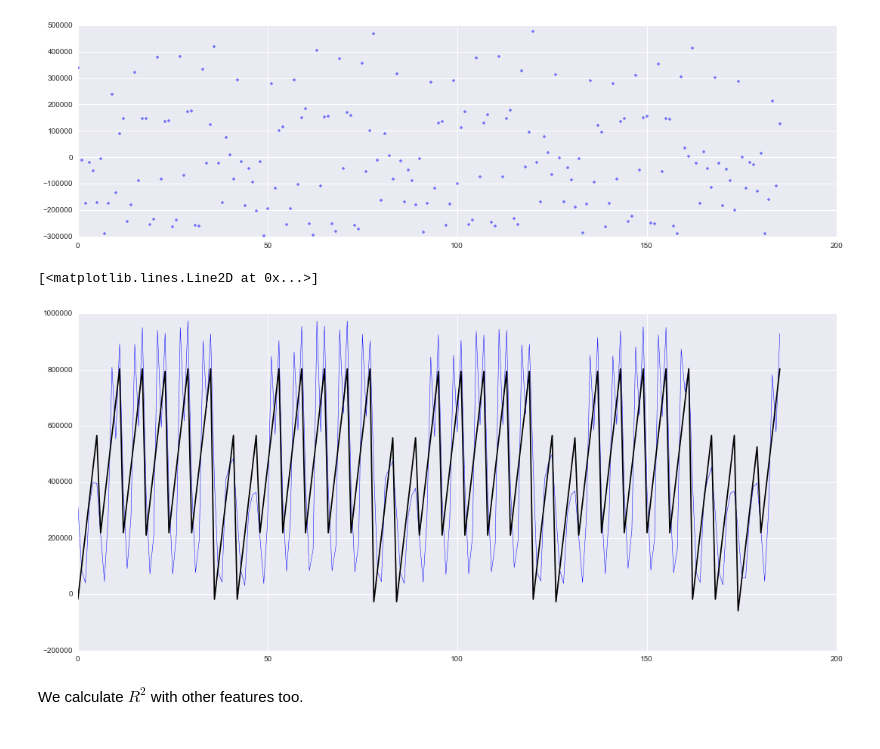
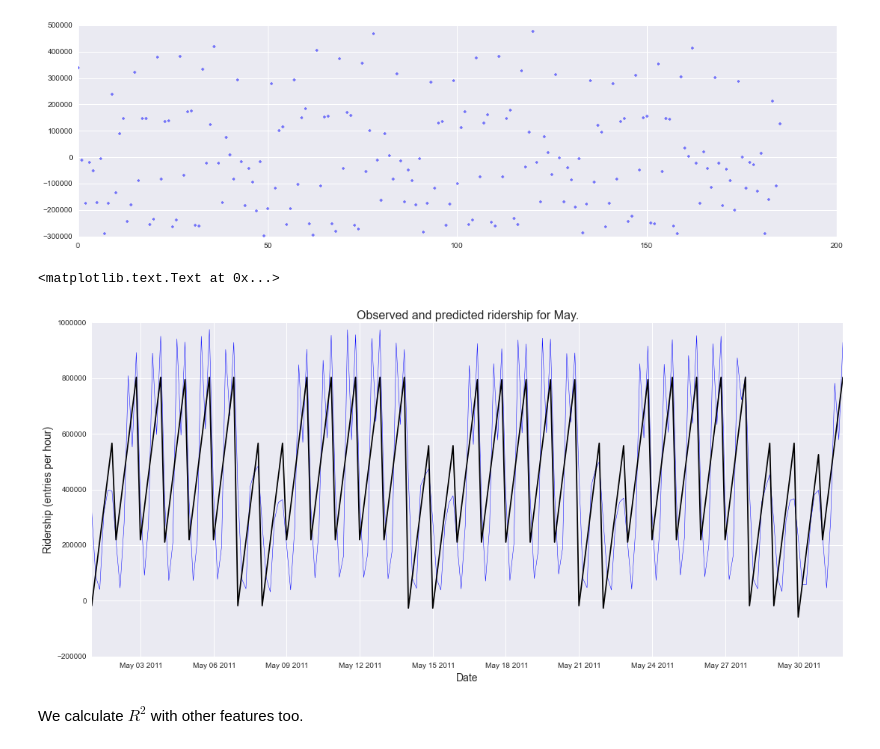
Before and after one commit to gornes/IntroToDS, a Jupyter notebook: Project1.ipynb, the cells around one changed output. Cells and saved outputs as stored; diff of their text form; code cells hidden in the pictures.

```diff
--- a/Project1.ipynb
+++ b/Project1.ipynb
@@ -803,13 +803,17 @@ plt.plot(nycsubway_weather.ENTRIESn_hourly-pred_gd_rd, 'b.', alpha=0.5)
 # %% [output]
 [<matplotlib.lines.Line2D at 0x...>]
 [figure]
-# %%
-plt.figure(figsize=[18,8])
-plt.plot(nycsubway_weather.ENTRIESn_hourly, 'b-', lw=0.5)
-plt.plot(pred_gd_rd, 'k-')
-# %% [output]
-[<matplotlib.lines.Line2D at 0x...>]
-[figure, removed]
+# %%
+plt.figure(figsize=[18,8])
+plt.plot_date(nycsubway_weather.dateTime, nycsubway_weather.ENTRIESn_hourly, 'b-', lw=0.5)
+plt.plot_date(nycsubway_weather.dateTime, pred_gd_rd, 'k-')
+plt.legend(loc=2, fontsize=14)
+plt.ylabel('Ridership (entries per hour)', fontsize=14)
+plt.xlabel('Date', fontsize=14)
+plt.title('Observed and predicted ridership for May.', fontsize=16)
+# %% [output]
+<matplotlib.text.Text at 0x...>
+[figure, added]
 # %% [markdown]
 We calculate $R^2$ with other features too.
 # %%
```
Also changed, not shown: parts of 14 cells of this notebook, 21 other files.
